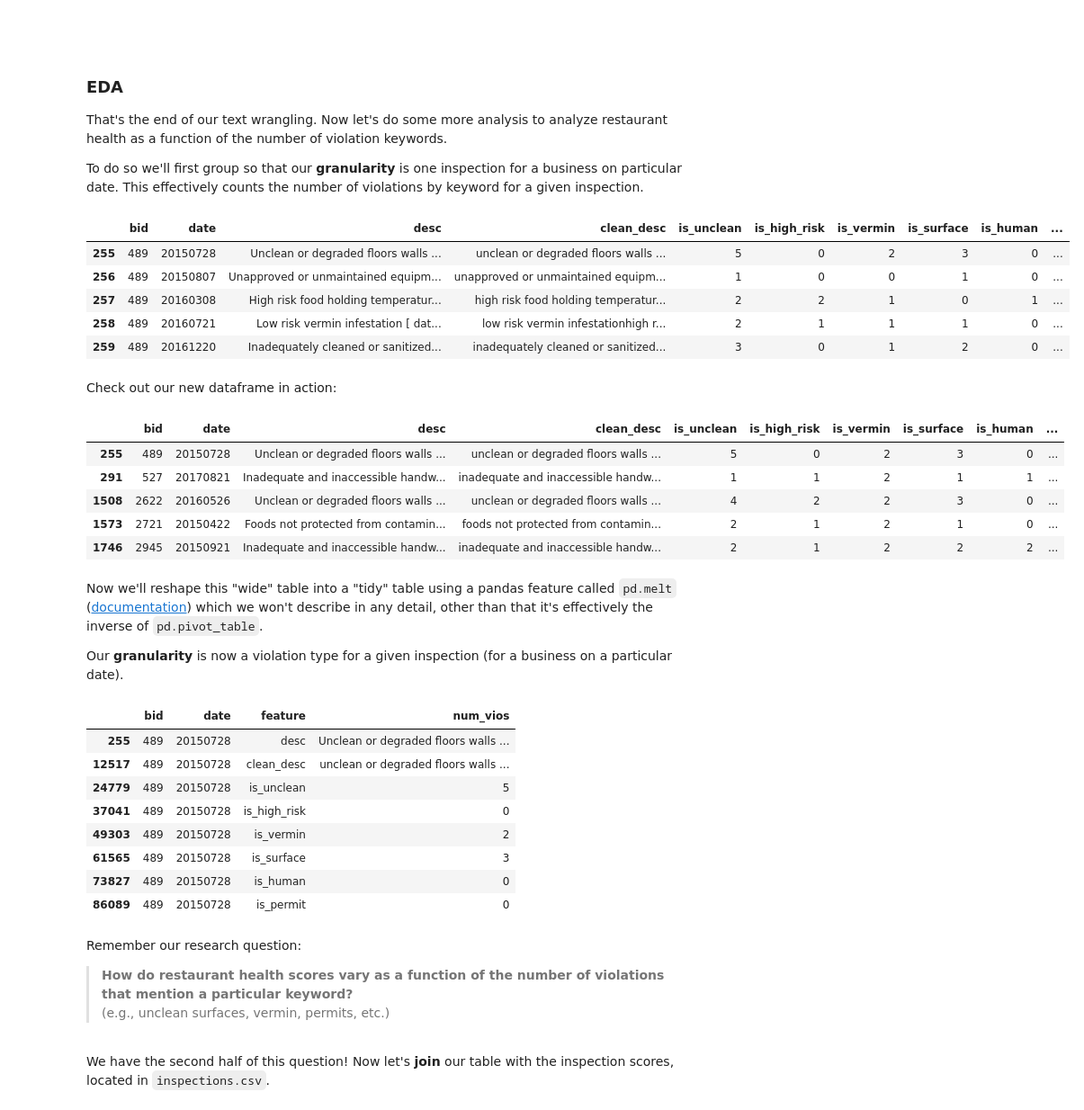
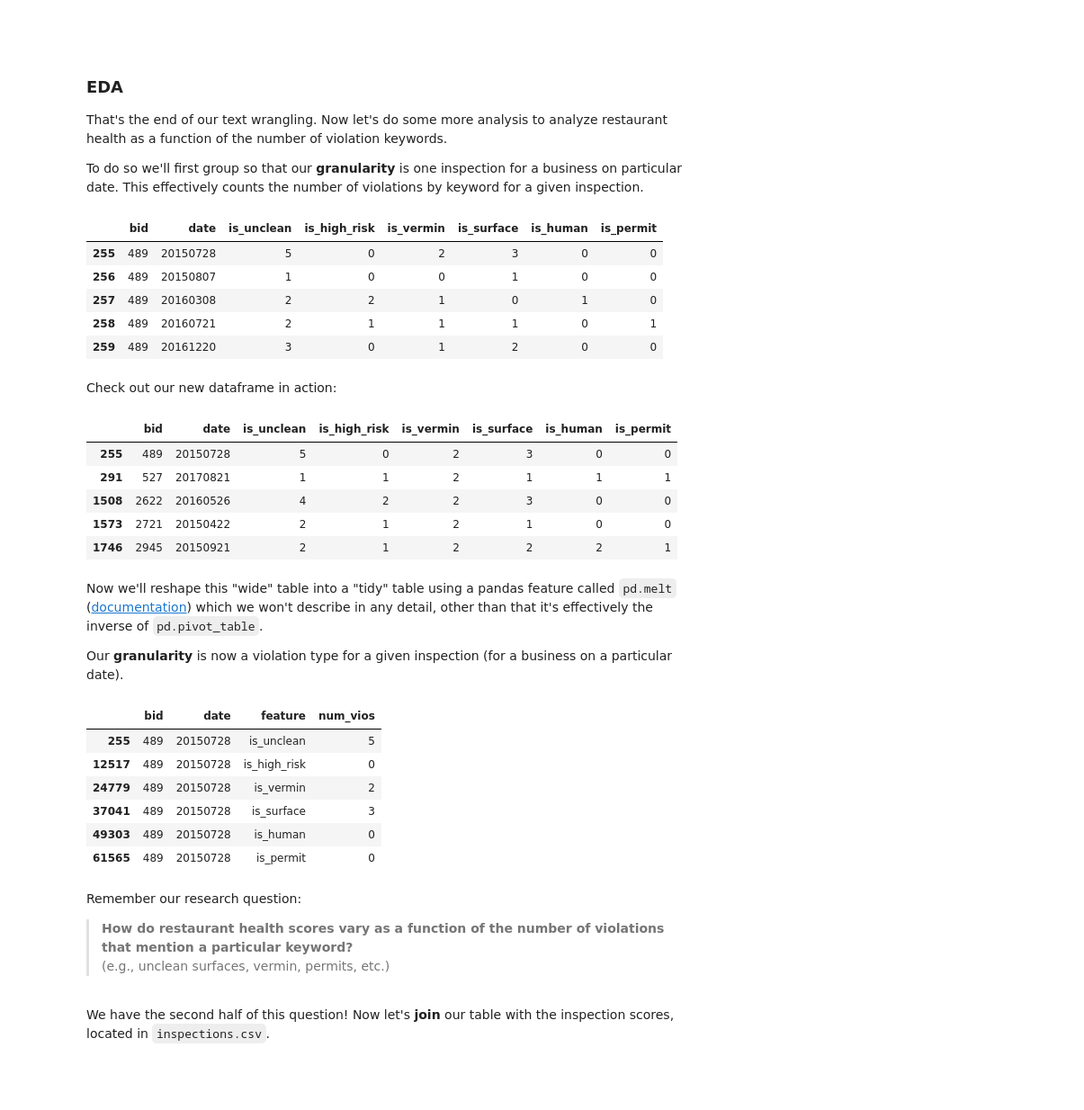
Before and after one commit to DS-100/fa23-student, a Jupyter notebook: lecture/lec06/lec06.ipynb, the cells around one changed output. Shown at 90% size. Saved outputs shown, nothing was run; the diff lists cells and outputs as text; code cells hidden in the pictures; blank space fills up the shorter version.

```diff
--- a/lecture/lec06/lec06.ipynb
+++ b/lecture/lec06/lec06.ipynb
@@ -437,28 +437,28 @@ To do so we'll first group so that our **granularity** is one inspection for a b
 # %%
 count_features = (with_features
  .groupby(['bid', 'date'])
- .sum()
+ .sum(numeric_only=True)
  .reset_index()
 )
 count_features.iloc[255:260, :]
 # %% [output]
-|  | bid | date | desc | clean_desc | is_unclean | is_high_risk | is_vermin | is_surface | is_human | ... |
-| 255 | 489 | 20150728 | Unclean or degraded floors walls ... | unclean or degraded floors walls ... | 5 | 0 | 2 | 3 | 0 | ... |
-| 256 | 489 | 20150807 | Unapproved or unmaintained equipm... | unapproved or unmaintained equipm... | 1 | 0 | 0 | 1 | 0 | ... |
-| 257 | 489 | 20160308 | High risk food holding temperatur... | high risk food holding temperatur... | 2 | 2 | 1 | 0 | 1 | ... |
-| 258 | 489 | 20160721 | Low risk vermin infestation [ dat... | low risk vermin infestationhigh r... | 2 | 1 | 1 | 1 | 0 | ... |
-| 259 | 489 | 20161220 | Inadequately cleaned or sanitized... | inadequately cleaned or sanitized... | 3 | 0 | 1 | 2 | 0 | ... |
+|  | bid | date | is_unclean | is_high_risk | is_vermin | is_surface | is_human | is_permit |
+| 255 | 489 | 20150728 | 5 | 0 | 2 | 3 | 0 | 0 |
+| 256 | 489 | 20150807 | 1 | 0 | 0 | 1 | 0 | 0 |
+| 257 | 489 | 20160308 | 2 | 2 | 1 | 0 | 1 | 0 |
+| 258 | 489 | 20160721 | 2 | 1 | 1 | 1 | 0 | 1 |
+| 259 | 489 | 20161220 | 3 | 0 | 1 | 2 | 0 | 0 |
 # %% [markdown]
 Check out our new dataframe in action:
 # %%
 count_features[count_features['is_vermin'] > 1].head(5)
 # %% [output]
-|  | bid | date | desc | clean_desc | is_unclean | is_high_risk | is_vermin | is_surface | is_human | ... |
-| 255 | 489 | 20150728 | Unclean or degraded floors walls ... | unclean or degraded floors walls ... | 5 | 0 | 2 | 3 | 0 | ... |
-| 291 | 527 | 20170821 | Inadequate and inaccessible handw... | inadequate and inaccessible handw... | 1 | 1 | 2 | 1 | 1 | ... |
-| 1508 | 2622 | 20160526 | Unclean or degraded floors walls ... | unclean or degraded floors walls ... | 4 | 2 | 2 | 3 | 0 | ... |
-| 1573 | 2721 | 20150422 | Foods not protected from contamin... | foods not protected from contamin... | 2 | 1 | 2 | 1 | 0 | ... |
-| 1746 | 2945 | 20150921 | Inadequate and inaccessible handw... | inadequate and inaccessible handw... | 2 | 1 | 2 | 2 | 2 | ... |
+|  | bid | date | is_unclean | is_high_risk | is_vermin | is_surface | is_human | is_permit |
+| 255 | 489 | 20150728 | 5 | 0 | 2 | 3 | 0 | 0 |
+| 291 | 527 | 20170821 | 1 | 1 | 2 | 1 | 1 | 1 |
+| 1508 | 2622 | 20160526 | 4 | 2 | 2 | 3 | 0 | 0 |
+| 1573 | 2721 | 20150422 | 2 | 1 | 2 | 1 | 0 | 0 |
+| 1746 | 2945 | 20150921 | 2 | 1 | 2 | 2 | 2 | 1 |
 # %% [markdown]
 Now we'll reshape this "wide" table into a "tidy" table using a pandas feature called `pd.melt` ([documentation](https://pandas.pydata.org/pandas-docs/stable/reference/api/pandas.DataFrame.melt.html?highlight=pd%20melt)) which we won't describe in any detail, other than that it's effectively the inverse of `pd.pivot_table`.
 
@@ -471,14 +471,12 @@ violation_type_df = pd.melt(count_features, id_vars=['bid', 'date'],
 violation_type_df[(violation_type_df['bid'] == 489) & (violation_type_df['date'] == 20150728)]
 # %% [output]
 |  | bid | date | feature | num_vios |
-| 255 | 489 | 20150728 | desc | Unclean or degraded floors walls ... |
-| 12517 | 489 | 20150728 | clean_desc | unclean or degraded floors walls ... |
-| 24779 | 489 | 20150728 | is_unclean | 5 |
-| 37041 | 489 | 20150728 | is_high_risk | 0 |
-| 49303 | 489 | 20150728 | is_vermin | 2 |
-| 61565 | 489 | 20150728 | is_surface | 3 |
-| 73827 | 489 | 20150728 | is_human | 0 |
-| 86089 | 489 | 20150728 | is_permit | 0 |
+| 255 | 489 | 20150728 | is_unclean | 5 |
+| 12517 | 489 | 20150728 | is_high_risk | 0 |
+| 24779 | 489 | 20150728 | is_vermin | 2 |
+| 37041 | 489 | 20150728 | is_surface | 3 |
+| 49303 | 489 | 20150728 | is_human | 0 |
+| 61565 | 489 | 20150728 | is_permit | 0 |
 # %% [markdown]
 Remember our research question:
 
```
Also changed, not shown: parts of 2 cells of this notebook.
